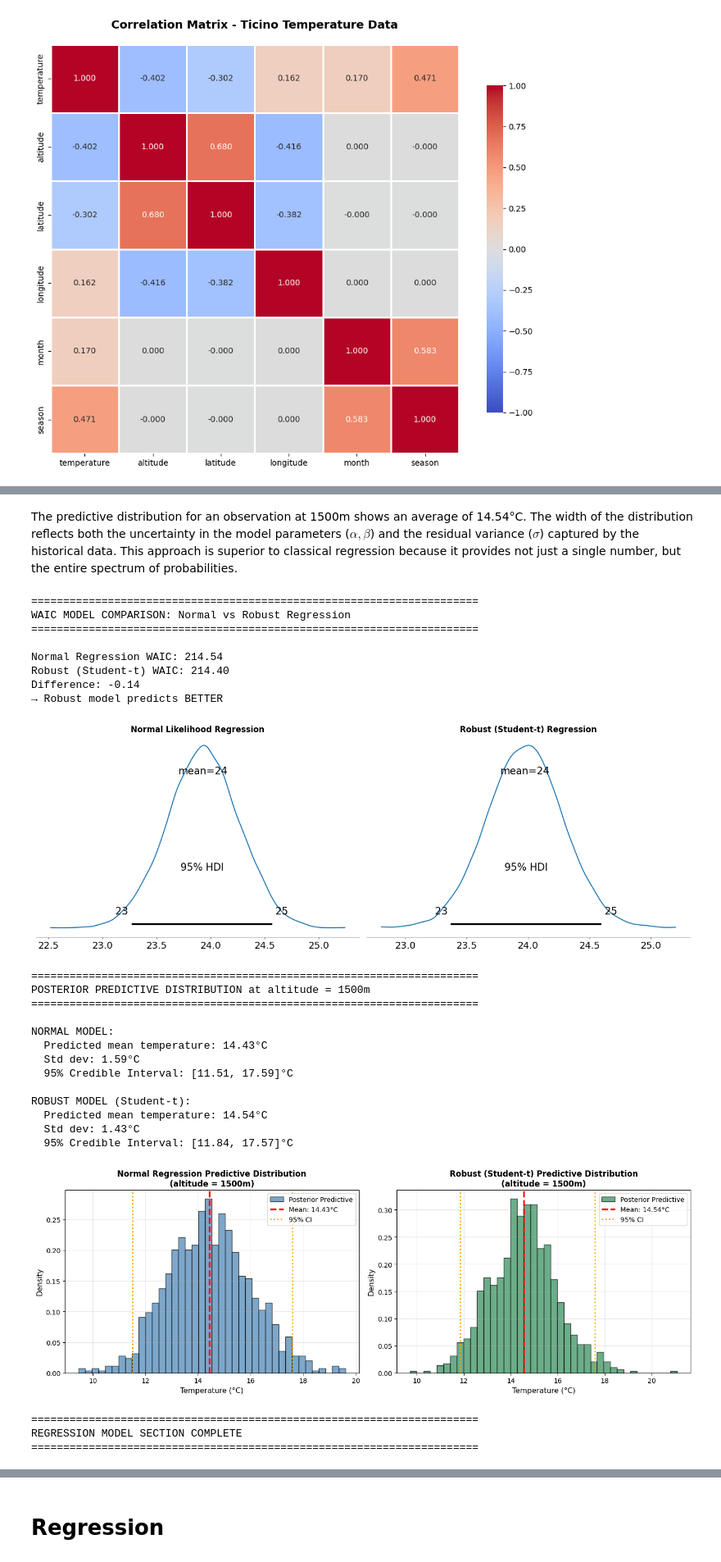
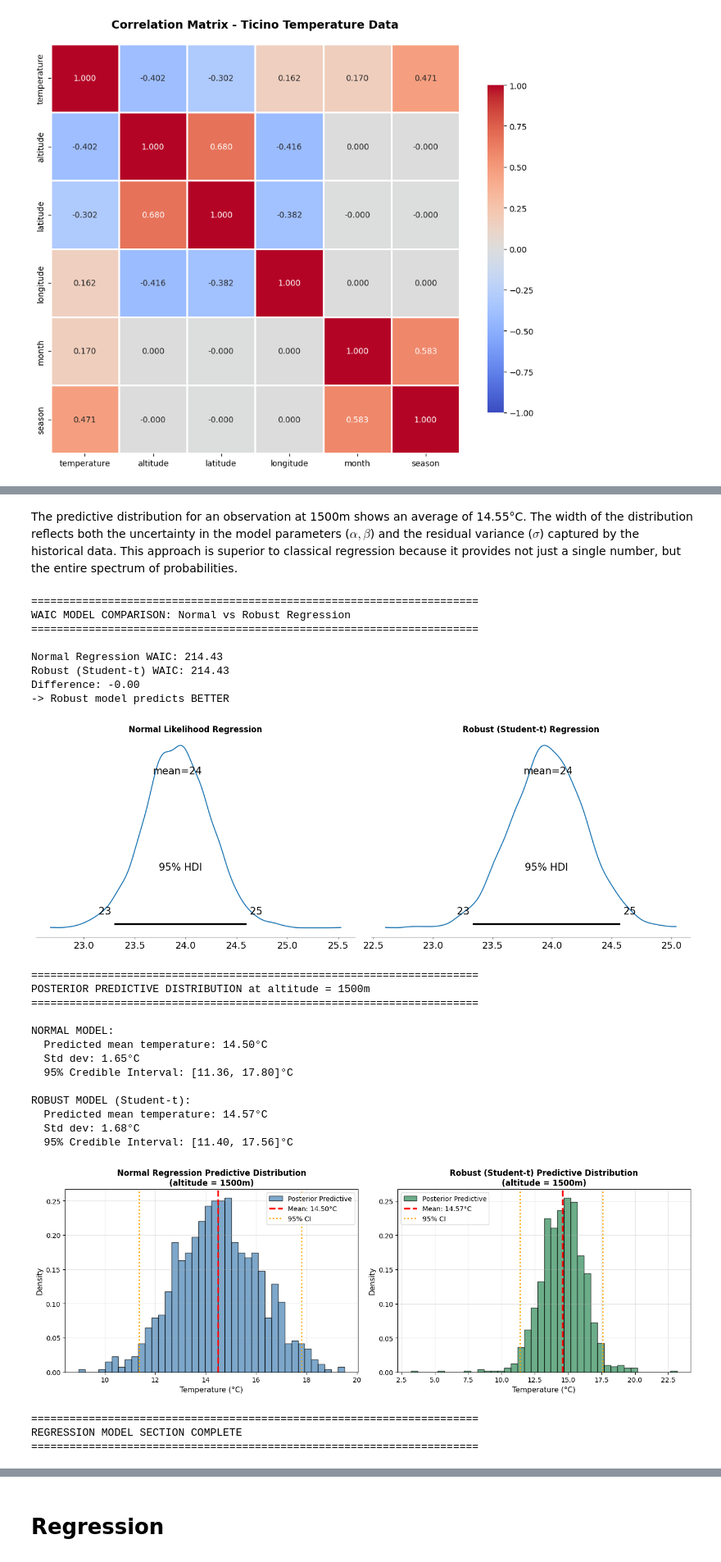
Before and after one commit to ManuCa93/bayesian_final_project, a Jupyter notebook: project.ipynb, the cells around one changed output, grey strips where cells are left out. Shown at 82% size. Cells and saved outputs as stored; diff of their text form; code cells hidden in the pictures.

```diff
--- a/project.ipynb
+++ b/project.ipynb
@@ -878,18 +956,11 @@ plt.show()
 # %% [markdown]
-The predictive distribution for an observation at 1500m shows an average of 14.54°C. The width of the distribution reflects both the uncertainty in the model parameters ($\alpha, \beta$) and the residual variance ($\sigma$) captured by the historical data. This approach is superior to classical regression because it provides not just a single number, but the entire spectrum of probabilities.
+The predictive distribution for an observation at 1500m shows an average of 14.55°C. The width of the distribution reflects both the uncertainty in the model parameters ($\alpha, \beta$) and the residual variance ($\sigma$) captured by the historical data. This approach is superior to classical regression because it provides not just a single number, but the entire spectrum of probabilities.
 # %%
 print("\n" + "="*70)
 print("WAIC MODEL COMPARISON: Normal vs Robust Regression")
 print("="*70)
 
-# # Dopo entrambi i pm.sample()
-# with regression_model:
-#     pm.compute_log_likelihood(trace_reg)
-
-# with robust_regression_model:
-#     pm.compute_log_likelihood(trace_robust)
-
-# Adesso puoi fare il WAIC
+# WAIC
 waic_normal = az.waic(trace_reg, scale='deviance')
 waic_robust = az.waic(trace_robust, scale='deviance')
 
@@ -898,9 +969,11 @@ print(f"Robust (Student-t) WAIC: {float(waic_robust.iloc[0]):.2f}")
 print(f"Difference: {float(waic_robust.iloc[0] - waic_normal.iloc[0]):.2f}")
 
 if float(waic_robust.iloc[0]) < float(waic_normal.iloc[0]):
-    print("→ Robust model predicts BETTER")
+    print("-> Robust model predicts BETTER")
+elif float(waic_robust.iloc[0]) == float(waic_normal.iloc[0]):
+    print("-> are EQUAL")
 else:
-    print("→ Normal model is sufficient")
+    print("-> Normal model is sufficient")
 
 # Posterior comparison plot
 fig, axes = plt.subplots(1, 2, figsize=(14, 5))
@@ -914,10 +987,7 @@ axes[1].set_title('Robust (Student-t) Regression', fontsize=12, fontweight='bold
 plt.tight_layout()
 plt.show()
 
-# ============================================================================
 # PARTE 3: PREDICTIVE DISTRIBUTION
-# ============================================================================
-
 altitude_test = 1500
 
 print("\n" + "="*70)
@@ -938,9 +1008,10 @@ draws_robust = az.extract(trace_robust, num_samples=1000)
 alpha_r = draws_robust['alpha'].values
 beta_r = draws_robust['beta'].values
 sigma_r = draws_robust['sigma'].values
+nu_r = draws_robust['nu'].values
 
 mu_r = alpha_r + beta_r * altitude_test
-y_pred_r = mu_r + np.random.normal(0, sigma_r)
+y_pred_r = mu_r + sigma_r * np.random.standard_t(df=nu_r)
 
 # PRINT RESULTS
 print("\nNORMAL MODEL:")
@@ -977,45 +1048,45 @@ axes[1].hist(y_pred_r, bins=40, alpha=0.7, label='Posterior Predictive',
 axes[1].axvline(y_pred_r.mean(), color='red', linestyle='--', linewidth=2.5,
                 label=f'Mean: {y_pred_r.mean():.2f}°C')
 axes[1].axvline(np.percentile(y_pred_r, 2.5), color='orange', linestyle=':',
                 linewidth=2, label='95% CI')
 axes[1].axvline(np.percentile(y_pred_r, 97.5), color='orange', linestyle=':', linewidth=2)
 axes[1].set_xlabel('Temperature (°C)', fontsize=11)
 axes[1].set_ylabel('Density', fontsize=11)
 axes[1].set_title(f'Robust (Student-t) Predictive Distribution\n(altitude = {altitude_test}m)',
                   fontweight='bold', fontsize=12)
 axes[1].legend(fontsize=10)
 axes[1].grid(True, alpha=0.3)
 
 plt.tight_layout()
 plt.show()
 
 print("\n" + "="*70)
 print("REGRESSION MODEL SECTION COMPLETE")
 print("="*70)
 # %% [output]
 ======================================================================
 WAIC MODEL COMPARISON: Normal vs Robust Regression
 ======================================================================
 
-Normal Regression WAIC: 214.54
-Robust (Student-t) WAIC: 214.40
-Difference: -0.14
-→ Robust model predicts BETTER
+Normal Regression WAIC: 214.43
+Robust (Student-t) WAIC: 214.43
+Difference: -0.00
+-> Robust model predicts BETTER
-[figure, old version]
+[figure, new version]
 ======================================================================
 POSTERIOR PREDICTIVE DISTRIBUTION at altitude = 1500m
 ======================================================================
 
 NORMAL MODEL:
-  Predicted mean temperature: 14.43°C
-  Std dev: 1.59°C
-  95% Credible Interval: [11.51, 17.59]°C
+  Predicted mean temperature: 14.50°C
+  Std dev: 1.65°C
+  95% Credible Interval: [11.36, 17.80]°C
 
 ROBUST MODEL (Student-t):
-  Predicted mean temperature: 14.54°C
-  Std dev: 1.43°C
-  95% Credible Interval: [11.84, 17.57]°C
+  Predicted mean temperature: 14.57°C
+  Std dev: 1.68°C
+  95% Credible Interval: [11.40, 17.56]°C
-[figure, old version]
+[figure, new version]
 ======================================================================
 REGRESSION MODEL SECTION COMPLETE
 ======================================================================
```
Also changed, not shown: parts of 33 cells of this notebook.
